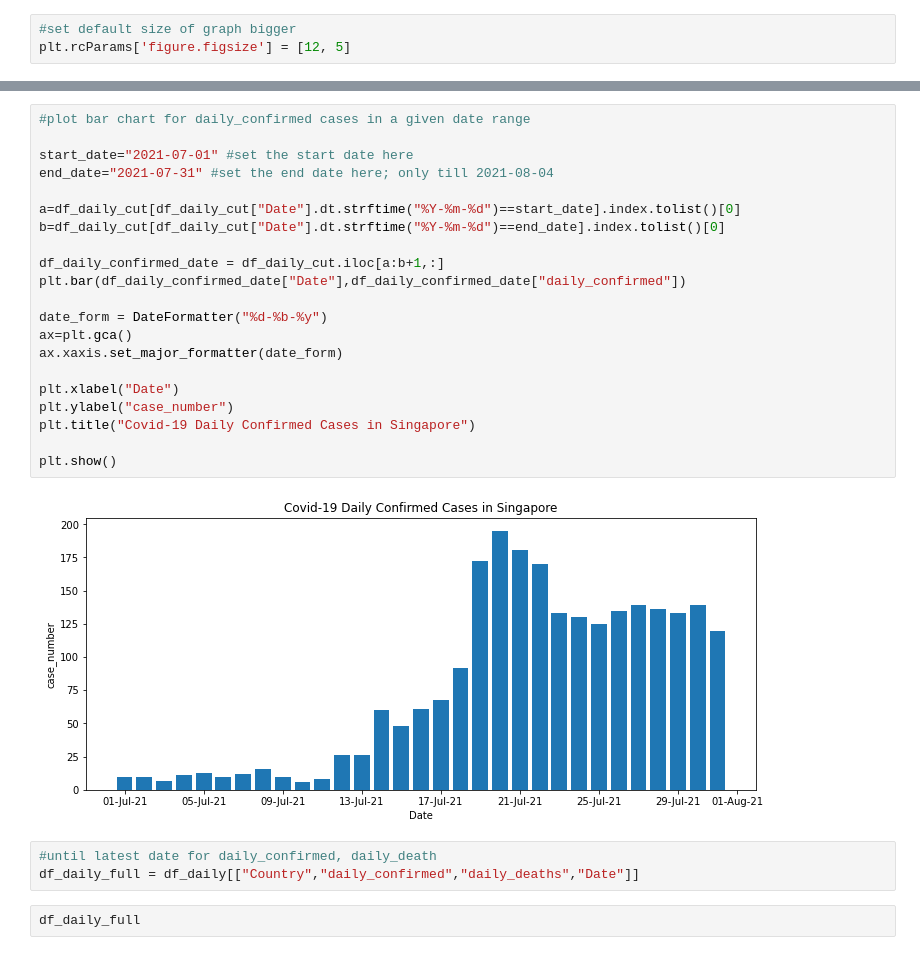
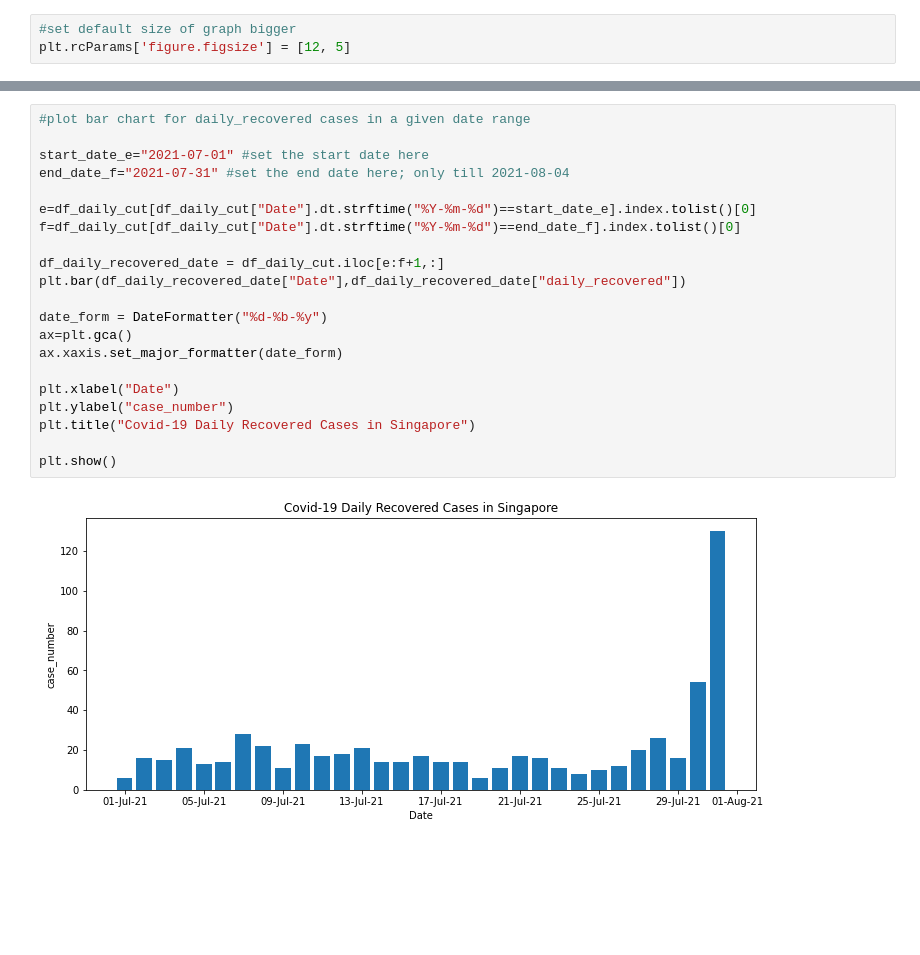
Before and after one commit to junhong950113/govtech_de, a Jupyter notebook: task4/Task4.ipynb, the cells around one changed output, grey strips where cells are left out. Saved outputs shown, nothing was run; the diff lists cells and outputs as text; blank space fills up the shorter version.

Commit message:
plot graph for daily_deaths, daily_recovered

```diff
--- a/task4/Task4.ipynb
+++ b/task4/Task4.ipynb
@@ -119,30 +57,25 @@ plt.show()
 # %% [output]
 [figure]
 # %%
-#plot bar chart for daily_confirmed cases in a given date range
+#plot bar chart for daily_recovered cases in a given date range
 
-start_date="2021-07-01" #set the start date here
-end_date="2021-07-31" #set the end date here; only till 2021-08-04
+start_date_e="2021-07-01" #set the start date here
+end_date_f="2021-07-31" #set the end date here; only till 2021-08-04
 
-a=df_daily_cut[df_daily_cut["Date"].dt.strftime("%Y-%m-%d")==start_date].index.tolist()[0]
-b=df_daily_cut[df_daily_cut["Date"].dt.strftime("%Y-%m-%d")==end_date].index.tolist()[0]
+e=df_daily_cut[df_daily_cut["Date"].dt.strftime("%Y-%m-%d")==start_date_e].index.tolist()[0]
+f=df_daily_cut[df_daily_cut["Date"].dt.strftime("%Y-%m-%d")==end_date_f].index.tolist()[0]
 
-df_daily_confirmed_date = df_daily_cut.iloc[a:b+1,:]
-plt.bar(df_daily_confirmed_date["Date"],df_daily_confirmed_date["daily_confirmed"])
+df_daily_recovered_date = df_daily_cut.iloc[e:f+1,:]
+plt.bar(df_daily_recovered_date["Date"],df_daily_recovered_date["daily_recovered"])
 
 date_form = DateFormatter("%d-%b-%y")
 ax=plt.gca()
 ax.xaxis.set_major_formatter(date_form)
 
 plt.xlabel("Date")
 plt.ylabel("case_number")
-plt.title("Covid-19 Daily Confirmed Cases in Singapore")
+plt.title("Covid-19 Daily Recovered Cases in Singapore")
 
 plt.show()
 # %% [output]
-[figure, old version]
+[figure, new version]
-# %%
-#until latest date for daily_confirmed, daily_death
-df_daily_full = df_daily[["Country","daily_confirmed","daily_deaths","Date"]]
-# %%
-df_daily_full
```
Also changed, not shown: parts of 9 cells of this notebook.
